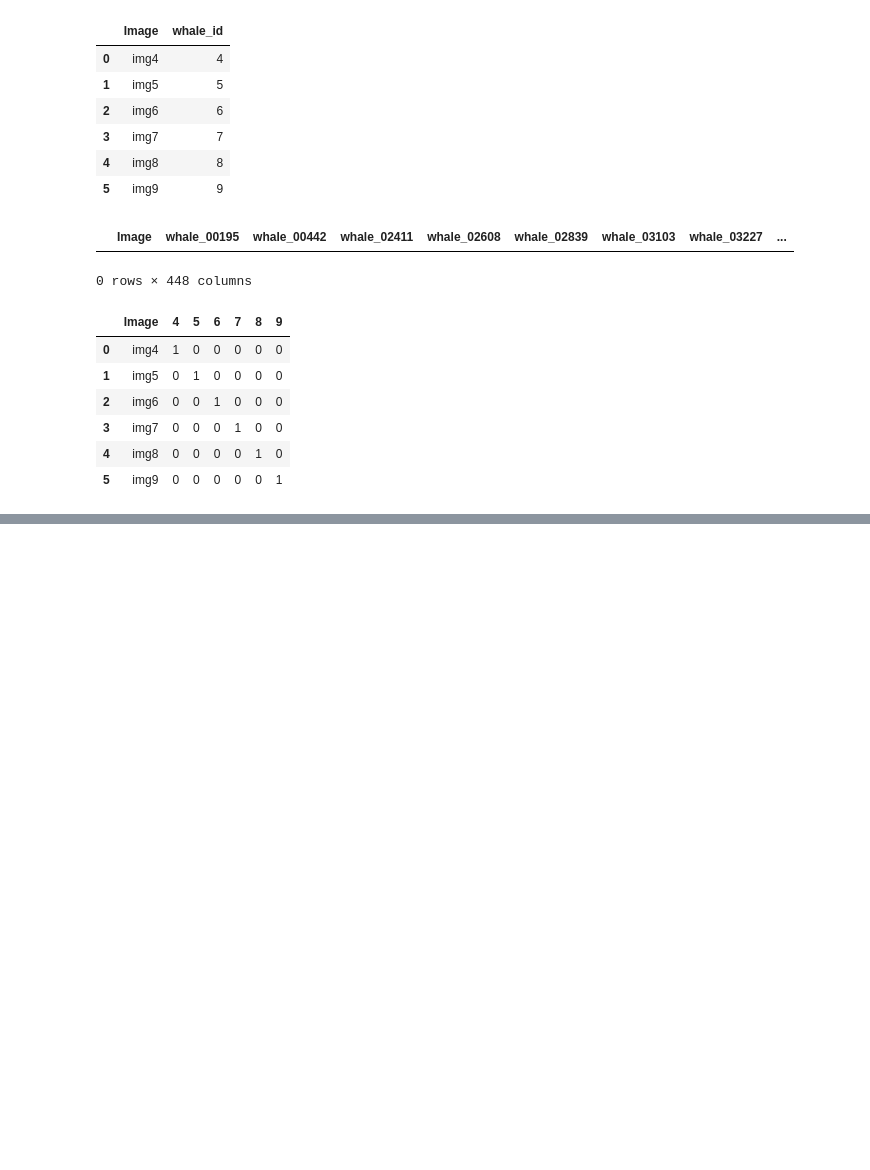
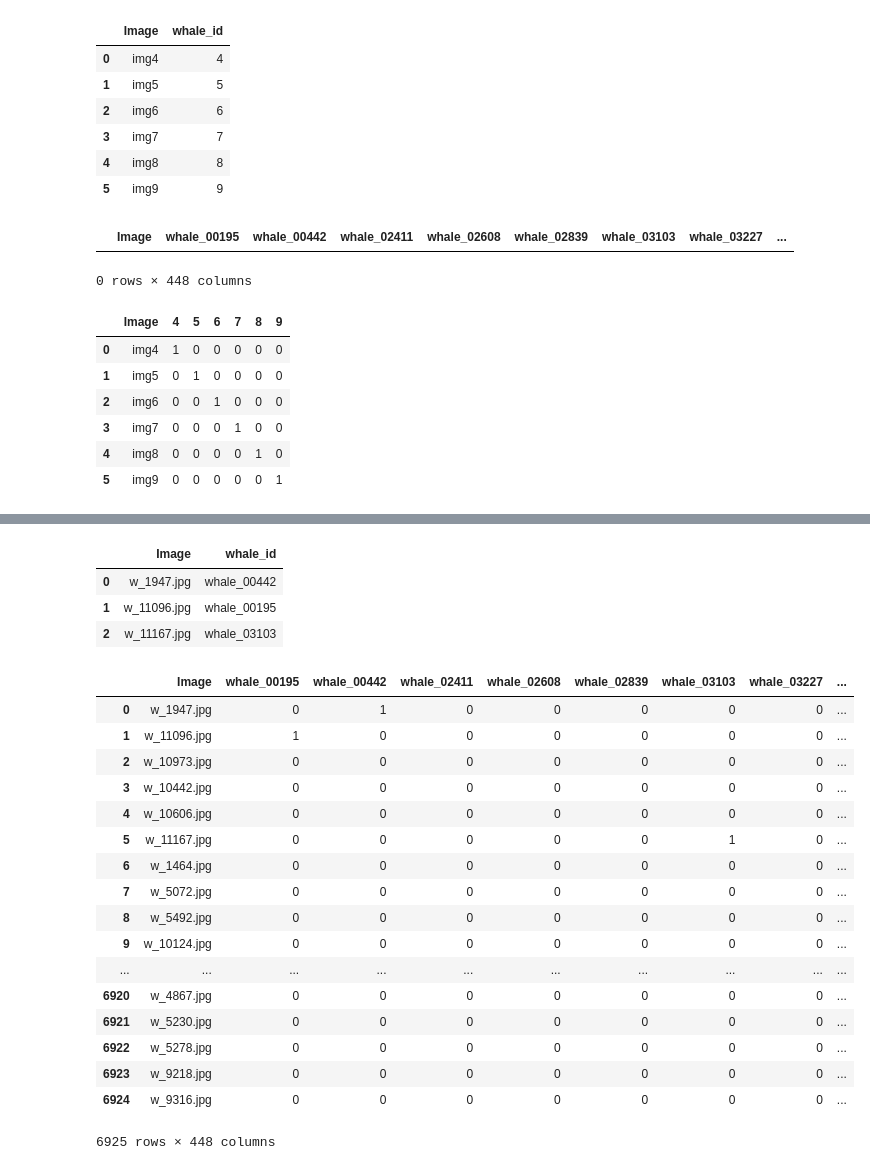
Before and after one commit to tramanh06/kaggle-right-whale, a Jupyter notebook: notebooks/Sandbox.ipynb, the cells around one changed output, grey strips where cells are left out. Cells and saved outputs as stored; diff of their text form; code cells hidden in the pictures; blank space fills up the shorter version.

```diff
--- a/notebooks/Sandbox.ipynb
+++ b/notebooks/Sandbox.ipynb
@@ -66,0 +94,41 @@ df
+# %%
+tp = []
+img = ['w_1947.jpg','w_11096.jpg','w_11167.jpg']
+label = ['whale_00442', 'whale_00195', 'whale_03103']
+
+a = list(zip(img,label))
+tp.extend(a)
+df = pd.DataFrame(columns=['Image', 'whale_id'], data=tp)
+df
+# %% [output]
+|  | Image | whale_id |
+| 0 | w_1947.jpg | whale_00442 |
+| 1 | w_11096.jpg | whale_00195 |
+| 2 | w_11167.jpg | whale_03103 |
+# %%
+
+for (name, whale_id) in a:
+    submission.loc[submission.Image == name, whale_id] = 1
+# %%
+submission.loc[submission.Image == 'w_1947.jpg', 'whale_00442'] = 1
+# %%
+submission
+# %% [output]
+|  | Image | whale_00195 | whale_00442 | whale_02411 | whale_02608 | whale_02839 | whale_03103 | whale_03227 | ... |
+| 0 | w_1947.jpg | 0 | 1 | 0 | 0 | 0 | 0 | 0 | ... |
+| 1 | w_11096.jpg | 1 | 0 | 0 | 0 | 0 | 0 | 0 | ... |
+| 2 | w_10973.jpg | 0 | 0 | 0 | 0 | 0 | 0 | 0 | ... |
+| 3 | w_10442.jpg | 0 | 0 | 0 | 0 | 0 | 0 | 0 | ... |
+| 4 | w_10606.jpg | 0 | 0 | 0 | 0 | 0 | 0 | 0 | ... |
+| 5 | w_11167.jpg | 0 | 0 | 0 | 0 | 0 | 1 | 0 | ... |
+| 6 | w_1464.jpg | 0 | 0 | 0 | 0 | 0 | 0 | 0 | ... |
+| 7 | w_5072.jpg | 0 | 0 | 0 | 0 | 0 | 0 | 0 | ... |
+| 8 | w_5492.jpg | 0 | 0 | 0 | 0 | 0 | 0 | 0 | ... |
+| 9 | w_10124.jpg | 0 | 0 | 0 | 0 | 0 | 0 | 0 | ... |
+| ... | ... | ... | ... | ... | ... | ... | ... | ... | ... |
+| 6920 | w_4867.jpg | 0 | 0 | 0 | 0 | 0 | 0 | 0 | ... |
+| 6921 | w_5230.jpg | 0 | 0 | 0 | 0 | 0 | 0 | 0 | ... |
+| 6922 | w_5278.jpg | 0 | 0 | 0 | 0 | 0 | 0 | 0 | ... |
+| 6923 | w_9218.jpg | 0 | 0 | 0 | 0 | 0 | 0 | 0 | ... |
+| 6924 | w_9316.jpg | 0 | 0 | 0 | 0 | 0 | 0 | 0 | ... |
+6925 rows × 448 columns
```
Also changed, not shown: parts of 3 cells of this notebook, 2 other files.
